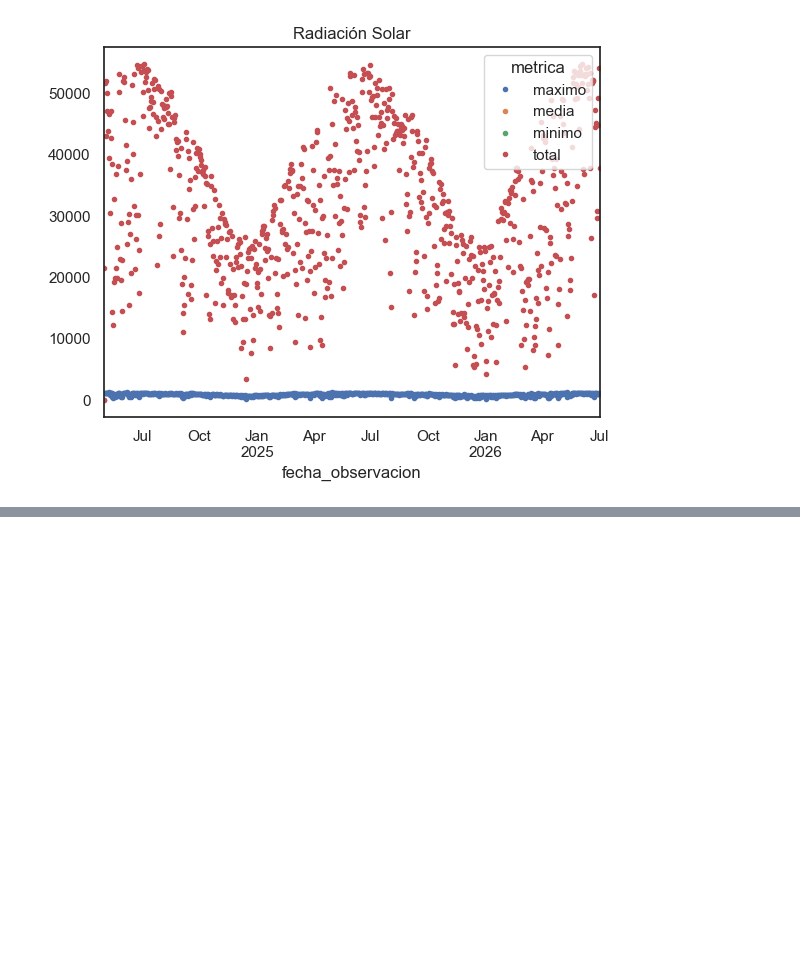
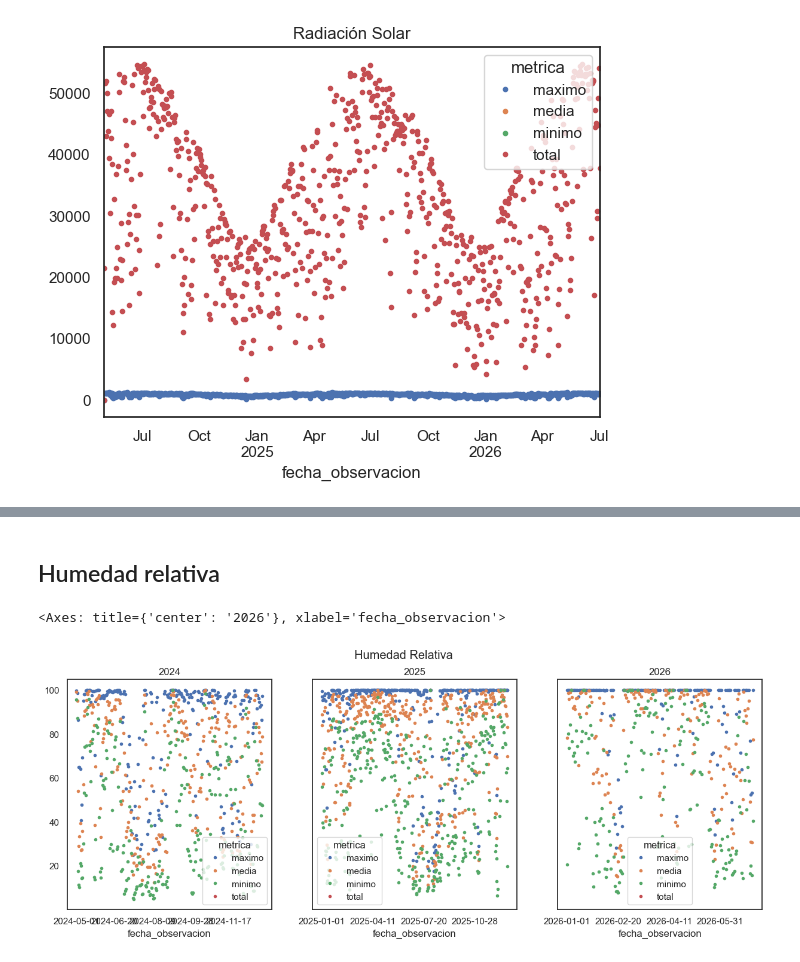
Before and after one commit to ialonsoiturbe/Tenerife-estacion-Ecomuseo, a Jupyter notebook: tenerife_historico.ipynb, the cells around one changed output, grey strips where cells are left out. Drawn from its saved outputs; the diff is of its cells as text; code cells hidden in the pictures; blank space fills up the shorter version.

```diff
--- a/tenerife_historico.ipynb
+++ b/tenerife_historico.ipynb
@@ -263,0 +409,12 @@ Volviendo a los dataset anuales, vamos a comparar cada año uno a uno. Para ello
+# %% [markdown]
+## Humedad relativa
+# %%
+fig, axes = plt.subplots(1, 3, figsize=(15, 5), sharey=True)
+fig.suptitle('Humedad Relativa')
+
+df_hum_24_plot.plot(ax=axes[0], style=".", title="2024")
+df_hum_25_plot.plot(ax=axes[1], style=".", title="2025")
+df_hum_26_plot.plot(ax=axes[2], style=".", title="2026")
+# %% [output]
+<Axes: title={'center': '2026'}, xlabel='fecha_observacion'>
+[figure, added]
```
Also changed, not shown: parts of 14 cells of this notebook.
